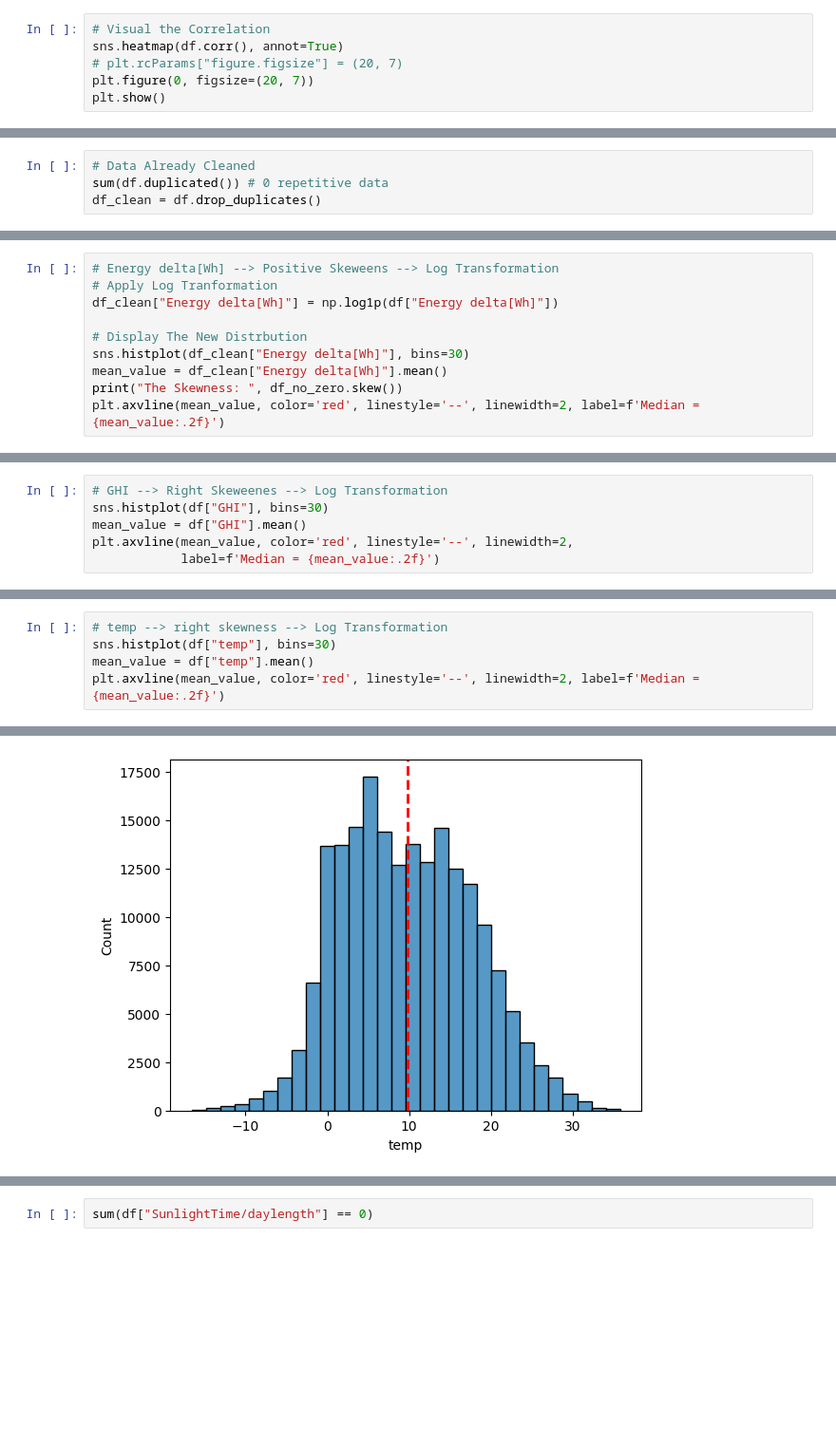
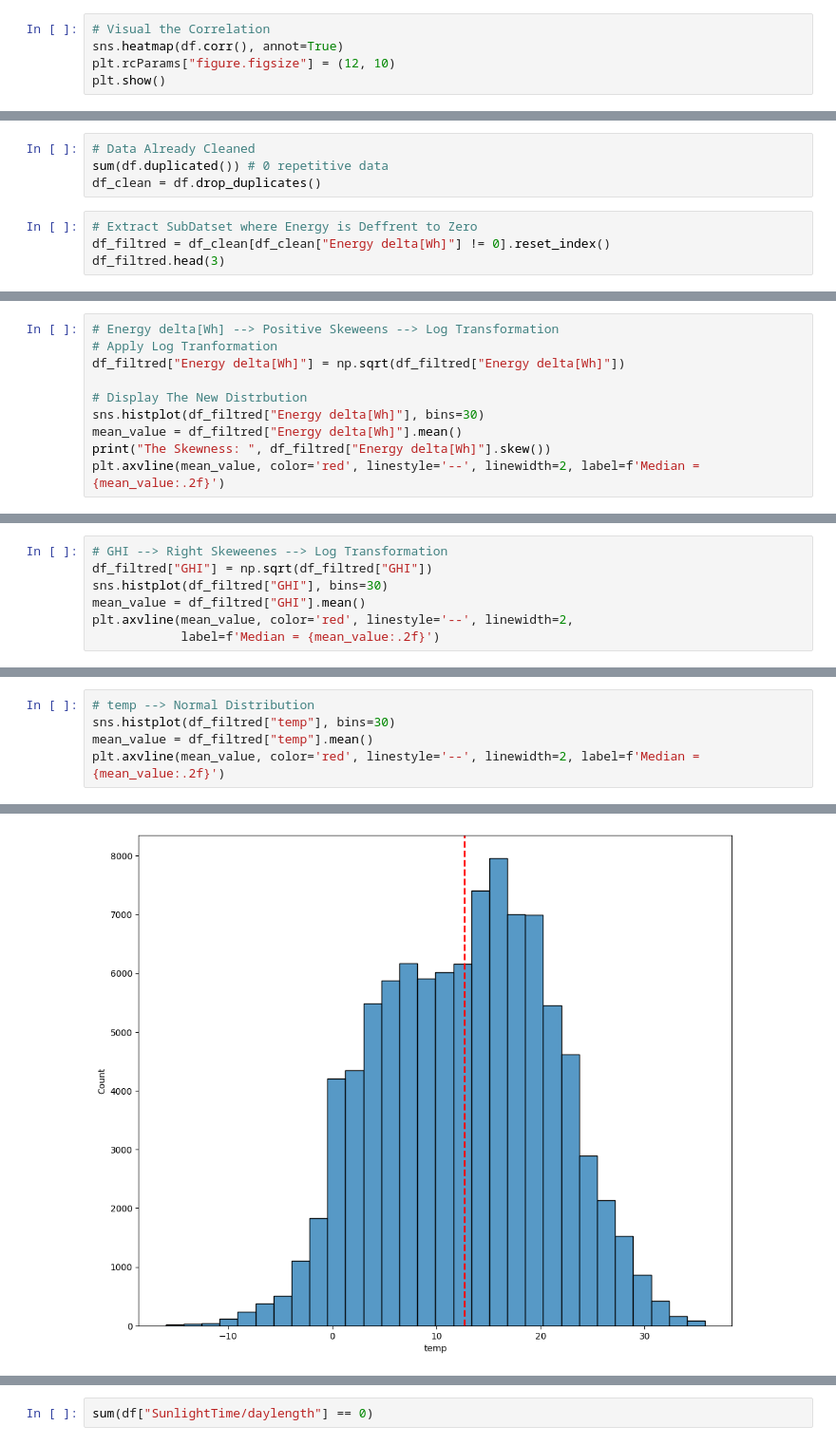
Before and after one commit to KaraniAbdellah/Solar_Energy_Prediction, a Jupyter notebook: explore_renewable_dataset.ipynb, the cells around one changed output, grey strips where cells are left out. Shown at 95% size. Cells and saved outputs as stored; diff of their text form; blank space fills up the shorter version.

```diff
--- a/explore_renewable_dataset.ipynb
+++ b/explore_renewable_dataset.ipynb
@@ -135,8 +135,7 @@ df.corr()
 # %%
 # Visual the Correlation
 sns.heatmap(df.corr(), annot=True)
-# plt.rcParams["figure.figsize"] = (20, 7)
-plt.figure(0, figsize=(20, 7))
+plt.rcParams["figure.figsize"] = (12, 10)
 plt.show()
 # %% [output]
 [figure]
@@ -218,3 +216,7 @@ df.head(8)
 # Data Already Cleaned
 sum(df.duplicated()) # 0 repetitive data
 df_clean = df.drop_duplicates()
+# %%
+# Extract SubDatset where Energy is Deffrent to Zero
+df_filtred = df_clean[df_clean["Energy delta[Wh]"] != 0].reset_index()
+df_filtred.head(3)
@@ -224,11 +230,11 @@ for ca
 # %%
 # Energy delta[Wh] --> Positive Skeweens --> Log Transformation
 # Apply Log Tranformation
-df_clean["Energy delta[Wh]"] = np.log1p(df["Energy delta[Wh]"])
+df_filtred["Energy delta[Wh]"] = np.sqrt(df_filtred["Energy delta[Wh]"])
 
 # Display The New Distrbution
-sns.histplot(df_clean["Energy delta[Wh]"], bins=30)
-mean_value = df_clean["Energy delta[Wh]"].mean()
-print("The Skewness: ", df_no_zero.skew())
+sns.histplot(df_filtred["Energy delta[Wh]"], bins=30)
+mean_value = df_filtred["Energy delta[Wh]"].mean()
+print("The Skewness: ", df_filtred["Energy delta[Wh]"].skew())
 plt.axvline(mean_value, color='red', linestyle='--', linewidth=2, label=f'Median = {mean_value:.2f}')
 # %% [output]
@@ -243,7 +248,8 @@ See the caveats in the documentation: https://pandas.pydata.org/pandas-docs/stab
 # %%
 # GHI --> Right Skeweenes --> Log Transformation
-sns.histplot(df["GHI"], bins=30)
-mean_value = df["GHI"].mean()
+df_filtred["GHI"] = np.sqrt(df_filtred["GHI"])
+sns.histplot(df_filtred["GHI"], bins=30)
+mean_value = df_filtred["GHI"].mean()
 plt.axvline(mean_value, color='red', linestyle='--', linewidth=2,
             label=f'Median = {mean_value:.2f}')
 # %% [output]
@@ -252,9 +258,9 @@ plt.axvline(mean_value, color='red', linestyle='--', linewidth=2,
 # %%
-# temp --> right skewness --> Log Transformation
-sns.histplot(df["temp"], bins=30)
-mean_value = df["temp"].mean()
+# temp --> Normal Distribution
+sns.histplot(df_filtred["temp"], bins=30)
+mean_value = df_filtred["temp"].mean()
 plt.axvline(mean_value, color='red', linestyle='--', linewidth=2, label=f'Median = {mean_value:.2f}')
 # %% [output]
 <matplotlib.lines.Line2D at 0x...>
-[figure, old version]
+[figure, new version]
 # %%
```
Also changed, not shown: parts of 17 cells of this notebook.
